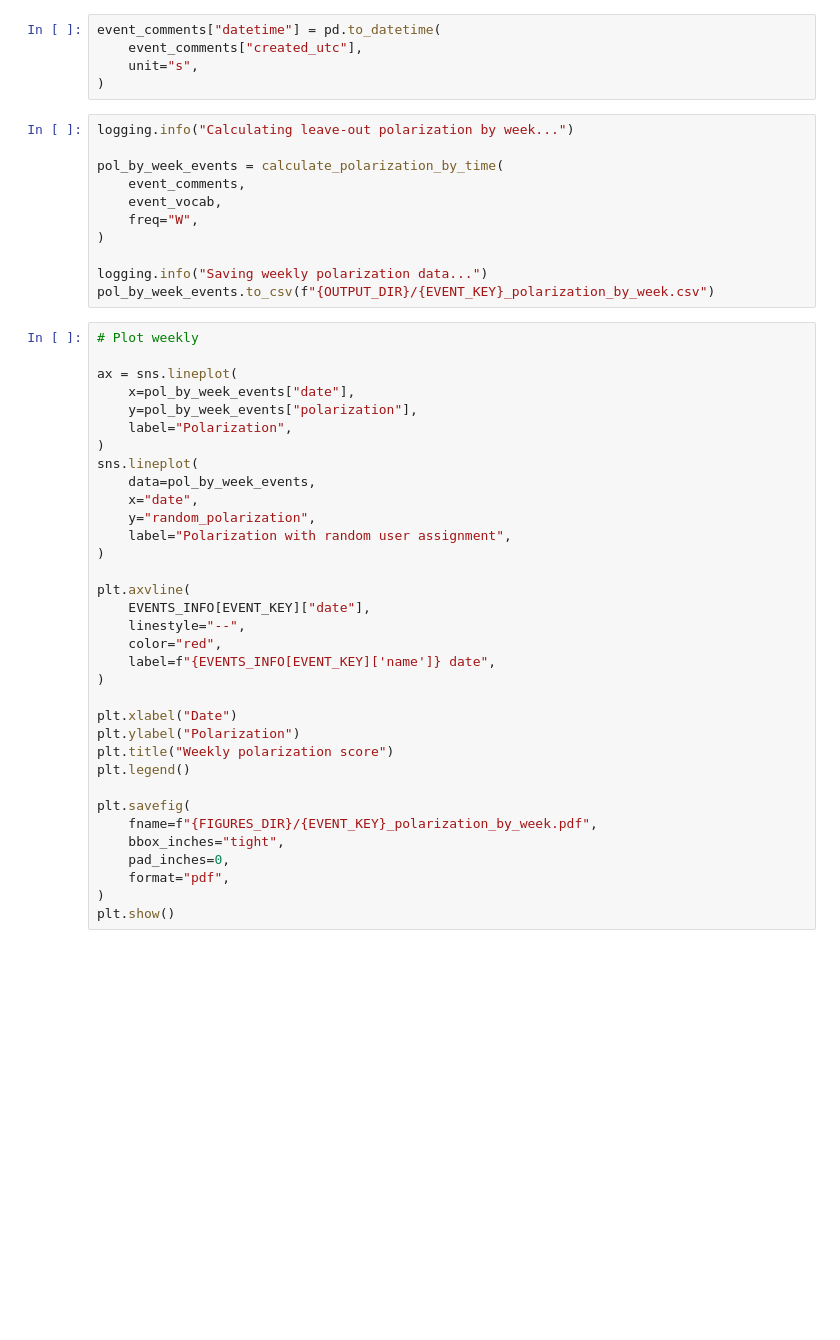
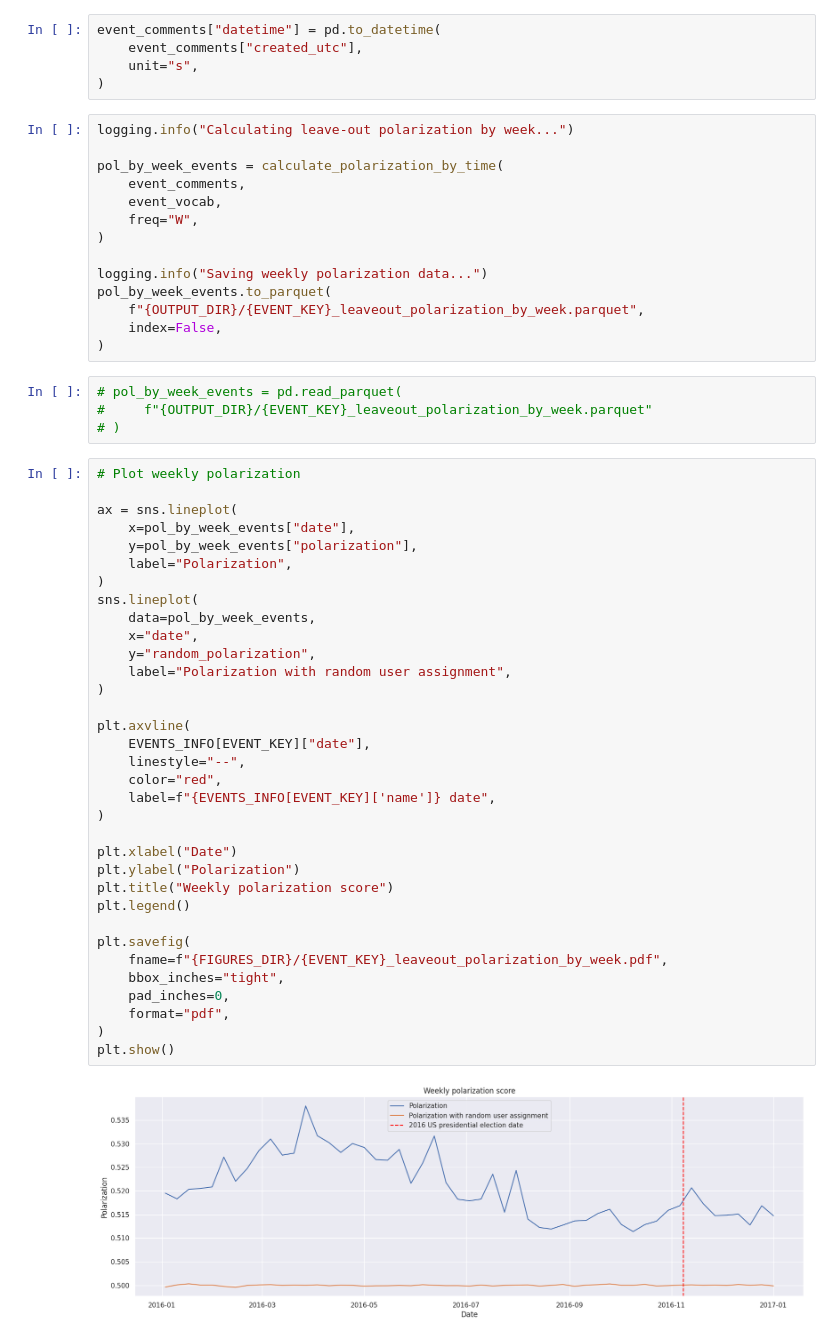
Before and after one commit to xavoliva/polarization_reddit, a Jupyter notebook: polarization/events_polarization.ipynb, the cells around one changed output. Drawn from its saved outputs; the diff is of its cells as text; blank space fills up the shorter version.

```diff
--- a/polarization/events_polarization.ipynb
+++ b/polarization/events_polarization.ipynb
@@ -104,38 +106,47 @@ pol_by_week_events = calculate_polarization_by_time(
 )
 
 logging.info("Saving weekly polarization data...")
-pol_by_week_events.to_csv(f"{OUTPUT_DIR}/{EVENT_KEY}_polarization_by_week.csv")
+pol_by_week_events.to_parquet(
+    f"{OUTPUT_DIR}/{EVENT_KEY}_leaveout_polarization_by_week.parquet",
+    index=False,
+)
+# %%
+# pol_by_week_events = pd.read_parquet(
+#     f"{OUTPUT_DIR}/{EVENT_KEY}_leaveout_polarization_by_week.parquet"
+# )
 # %%
-# Plot weekly
+# Plot weekly polarization
 
 ax = sns.lineplot(
     x=pol_by_week_events["date"],
     y=pol_by_week_events["polarization"],
     label="Polarization",
 )
 sns.lineplot(
     data=pol_by_week_events,
     x="date",
     y="random_polarization",
     label="Polarization with random user assignment",
 )
 
 plt.axvline(
     EVENTS_INFO[EVENT_KEY]["date"],
     linestyle="--",
     color="red",
     label=f"{EVENTS_INFO[EVENT_KEY]['name']} date",
 )
 
 plt.xlabel("Date")
 plt.ylabel("Polarization")
 plt.title("Weekly polarization score")
 plt.legend()
 
 plt.savefig(
-    fname=f"{FIGURES_DIR}/{EVENT_KEY}_polarization_by_week.pdf",
+    fname=f"{FIGURES_DIR}/{EVENT_KEY}_leaveout_polarization_by_week.pdf",
     bbox_inches="tight",
     pad_inches=0,
     format="pdf",
 )
 plt.show()
+# %% [output]
+[figure, added]
```
Also changed, not shown: parts of 7 cells of this notebook, 2 other files.
